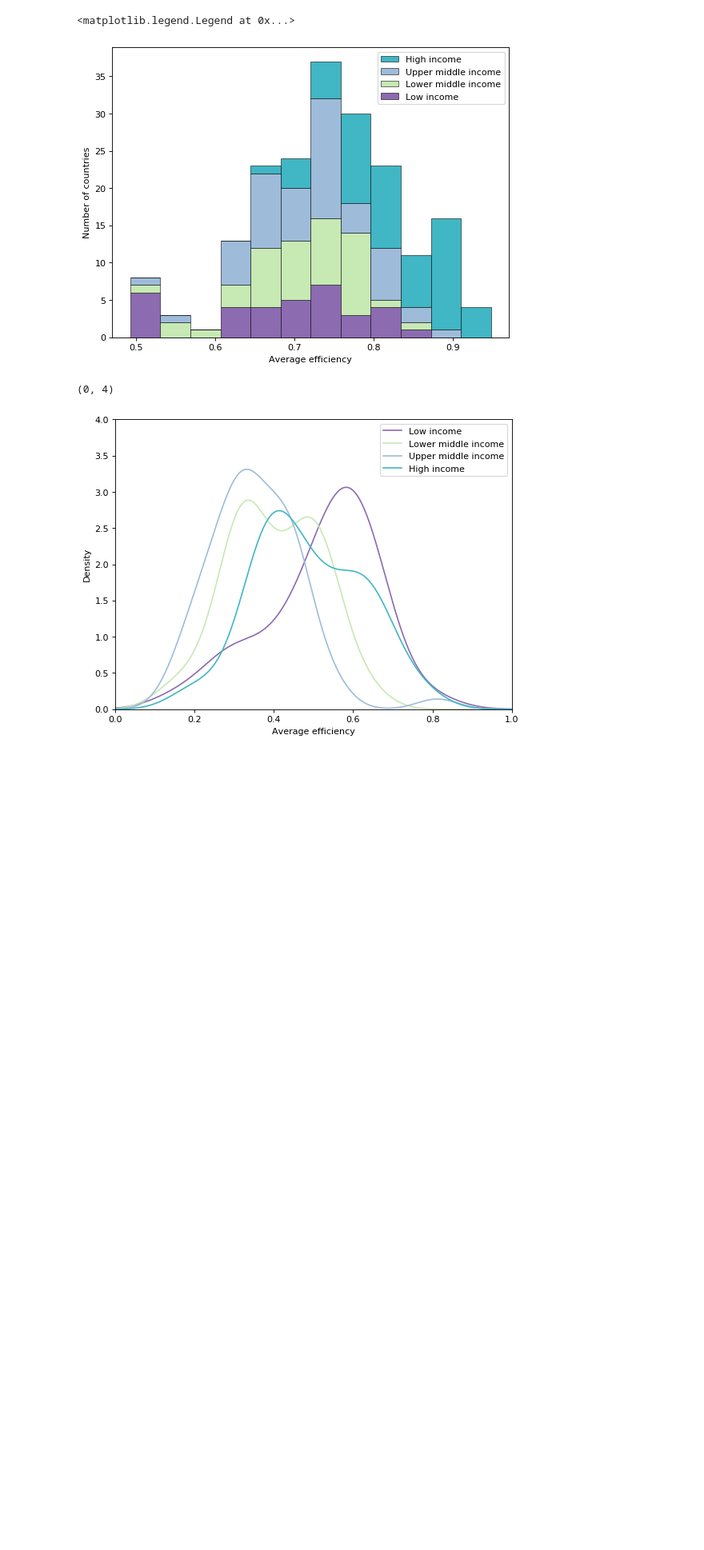
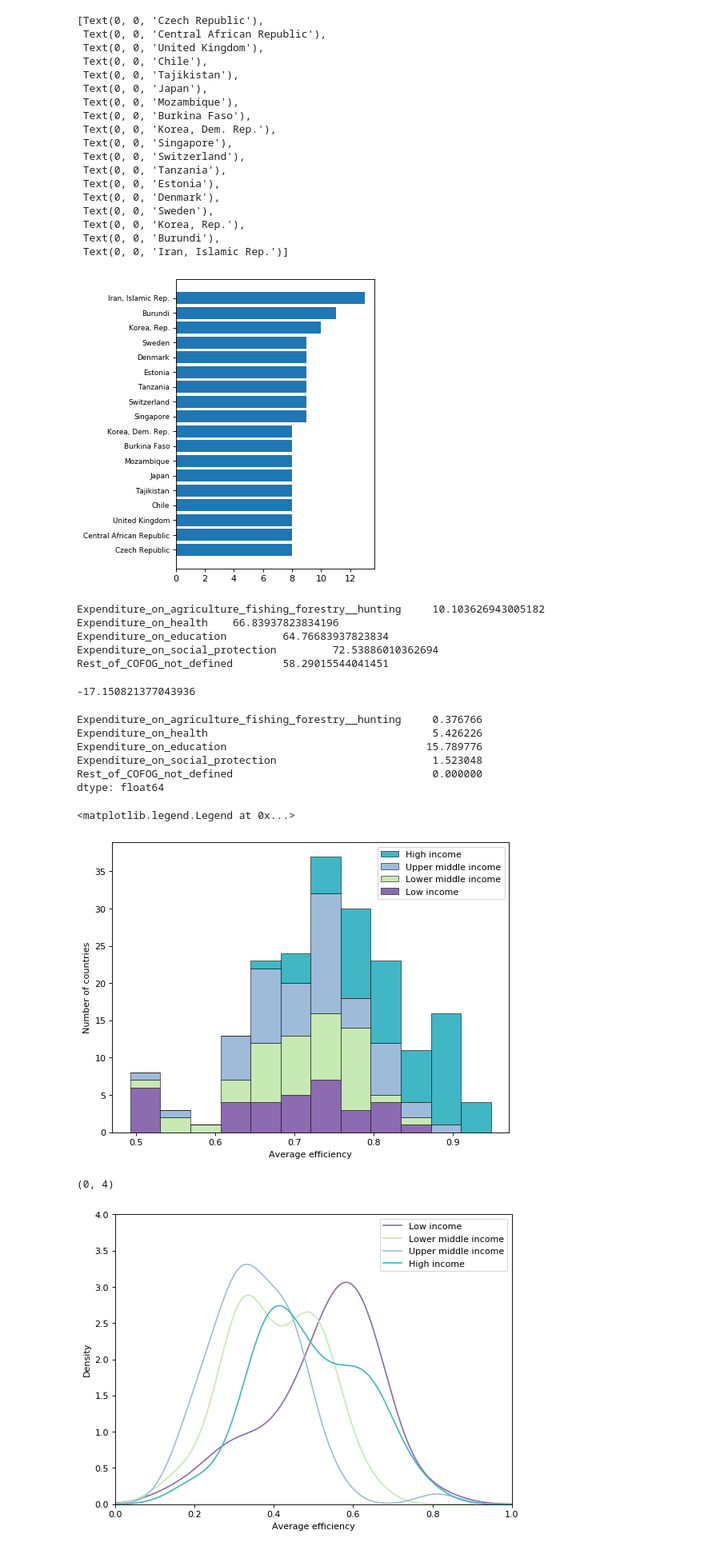
Before and after one commit to emcmd/sdg-dea, a Jupyter notebook: analyse_results.ipynb, the cells around one changed output. Shown at 80% size. Drawn from its saved outputs; the diff is of its cells as text; code cells hidden in the pictures; blank space fills up the shorter version.

```diff
--- a/analyse_results.ipynb
+++ b/analyse_results.ipynb
@@ -110,3 +81,67 @@ Length: 193, dtype: float64
+# %%
+# which countries are most often efficient
+
+nc = 18 # number of countries to display
+freq_eff = eff[eff==1].sum(axis=1).sort_values(ascending=True)[-nc:]
+freq_eff.index = [cid.loc[ii,'c'] for ii in freq_eff.index] # change country code to full name
+
+y_pos = np.arange(nc)
+
+fig, ax = plt.subplots(1, 1, figsize=(4, 6), dpi=80, facecolor='w', edgecolor='k')
+ax.barh(y_pos, freq_eff)
+ax.set_yticks(y_pos)
+ax.set_yticklabels(freq_eff.index, fontsize=8)
+# %% [output]
+[Text(0, 0, 'Czech Republic'),
+ Text(0, 0, 'Central African Republic'),
+ Text(0, 0, 'United Kingdom'),
+ Text(0, 0, 'Chile'),
+ Text(0, 0, 'Tajikistan'),
+ Text(0, 0, 'Japan'),
+ Text(0, 0, 'Mozambique'),
+ Text(0, 0, 'Burkina Faso'),
+ Text(0, 0, 'Korea, Dem. Rep.'),
+ Text(0, 0, 'Singapore'),
+ Text(0, 0, 'Switzerland'),
+ Text(0, 0, 'Tanzania'),
+ Text(0, 0, 'Estonia'),
+ Text(0, 0, 'Denmark'),
+ Text(0, 0, 'Sweden'),
+ Text(0, 0, 'Korea, Rep.'),
+ Text(0, 0, 'Burundi'),
+ Text(0, 0, 'Iran, Islamic Rep.')]
+[figure, added]
+# %%
+# percentile stuff
+
+import scipy.stats
+from fill_and_map import fill_econ, fill_inds_trans
+econ = fill_econ(Path('data_raw/SDG-DEA_indicators_V5_20200708.xlsx'))
+# inds = fill_inds_trans(Path('data_raw/SDG-DEA_indicators_V5_20200708.xlsx'))
+
+cc = 'IRN'
+for ii in econ.columns[1:]:
+    pos = scipy.stats.percentileofscore(econ[ii],econ.loc[cc,ii])
+    print(ii,'\t',pos)
+# %% [output]
+Expenditure_on_agriculture_fishing_forestry__hunting     10.103626943005182
+Expenditure_on_health    66.83937823834196
+Expenditure_on_education         64.76683937823834
+Expenditure_on_social_protection         72.53886010362694
+Rest_of_COFOG_not_defined        58.29015544041451
+# %%
+econ.loc['IRN','Rest_of_COFOG_not_defined']
+# %% [output]
+-17.150821377043936
+# %%
+sdg_econ.iloc[:,1:].clip(lower=0).min()
+# %% [output]
+Expenditure_on_agriculture_fishing_forestry__hunting     0.376766
+Expenditure_on_health                                    5.426226
+Expenditure_on_education                                15.789776
+Expenditure_on_social_protection                         1.523048
+Rest_of_COFOG_not_defined                                0.000000
+dtype: float64
 # %%
 # histogram of average efficies across SDGs, stacked by income category
 
```
Also changed, not shown: parts of 4 cells of this notebook, 2 other files.
